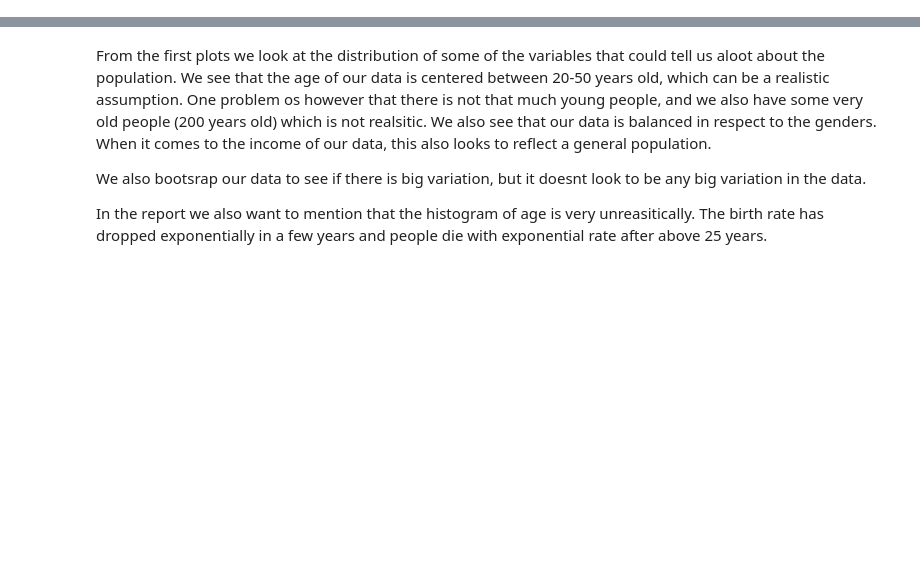
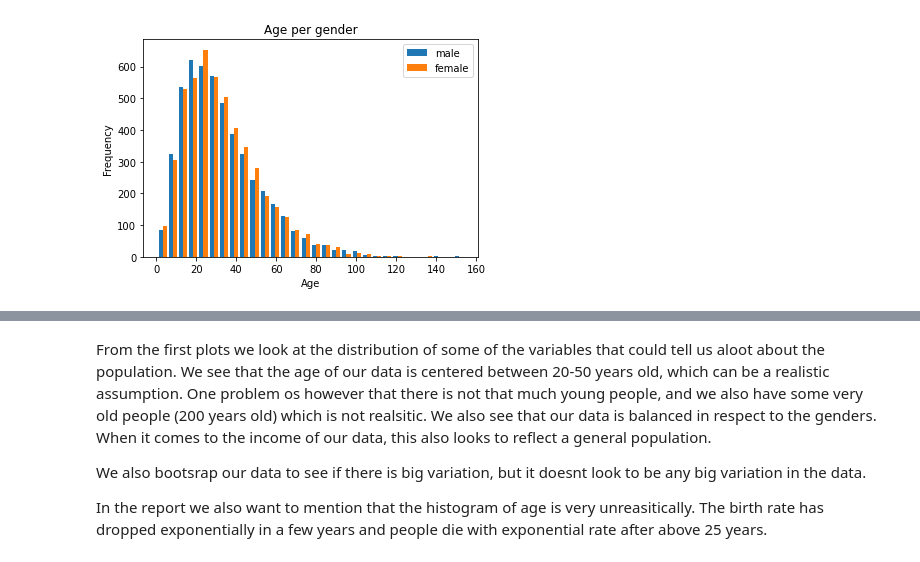
Before and after one commit to Even-tr/Project-2-Fairness-Privacy-Experiment-Design, a Jupyter notebook: src/2b.ipynb, the cells around one changed output, grey strips where cells are left out. Saved outputs shown, nothing was run; the diff lists cells and outputs as text; code cells hidden in the pictures; blank space fills up the shorter version.

```diff
--- a/src/2b.ipynb
+++ b/src/2b.ipynb
@@ -65,2 +67,23 @@ boot_var(data=X, varia=varia, var_num=var_num, B=1000)
 # %%
 ###
+# %%
+def plot_age_gender(data):
+    mm = np.where(data[:,11]==1) #male
+    ff = np.where(data[:,11]==0) #female
+
+    sal_m = np.take(data[:,10], mm)
+    sal_m = sal_m.flatten()
+
+    sal_f = np.take(data[:,10], ff)
+    sal_f = sal_f.flatten()
+    plt.hist([sal_m,sal_f],bins=30, label=['male','female'])
+    plt.xlabel('Age')
+    plt.ylabel('Frequency')
+    plt.title('Age per gender')
+    plt.legend(loc='upper right')
+    plt.savefig('figures/age_per_gender.png')
+    plt.show()
+# %%
+plot_age_gender(X)
+# %% [output]
+[figure, added]
```
Also changed, not shown: parts of 7 cells of this notebook, 11 other files.
